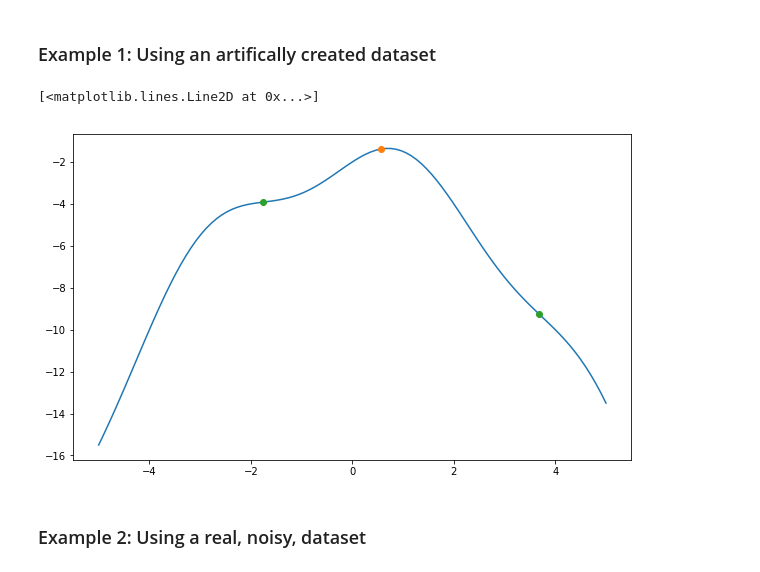
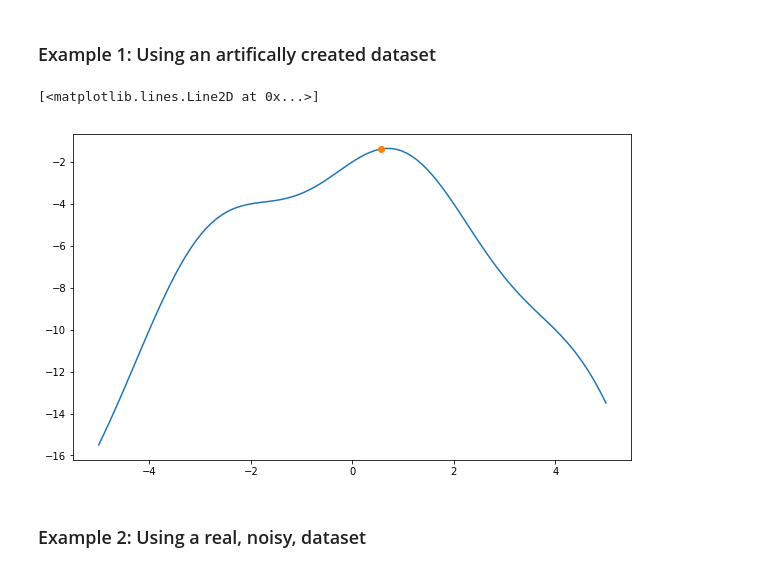
Before and after one commit to tacohen125/peakShoulderFinder, a Jupyter notebook: docs/second_derivative_calculator.ipynb, the cells around one changed output. Cells and saved outputs as stored; diff of their text form; code cells hidden in the pictures.

```diff
--- a/docs/second_derivative_calculator.ipynb
+++ b/docs/second_derivative_calculator.ipynb
@@ -59,5 +57,5 @@ IndentationError: unindent does not match any outer indentation level (<ipython-
 # %%
-def index_return(y_list, threshold=0.0025):
+def index_return(y_list, threshold=0.0025, min_dist = 1):
     '''
 Input a y list, and peak_shoulder_finder will return a list of indexes
 for all inflection points and all peaks
@@ -84,14 +82,14 @@ inflection_points_index, peaks_index = peak_shoulder_finder(y_list)
     differences_first_list = []
     #differences_second_list = []
 
-    for i in range(0, len(all_lists)-1):
+    for i in range(0, len(all_lists)-1-min_dist):
 
         #calculate the directions of the first and second derivatives
         #if the first and second derivate pass through zero from positive to
         #negative or vice versa
         first_derivative = (all_lists.iloc[i-1]['dy']>=0
                                 >= all_lists.iloc[i]['dy'])
-        first_derivative_positive = all_lists.iloc[i-1]['dy']>0
+        first_derivative_positive = all_lists.iloc[i-1]['dy']>=0
         first_derivative_negative = all_lists.iloc[i-1]['dy']<0
         second_derivative_positive = (all_lists.iloc[i-1]['dydy']<=0
                                         <=all_lists.iloc[i]['dydy'])
@@ -104,14 +102,14 @@ inflection_points_index, peaks_index = peak_shoulder_finder(y_list)
 
         if first_derivative_positive and second_derivative_positive:
             inflection_points_index.append(i)
-            difference_first = all_lists.iloc[i:i+2]['dydy'].mean()
+            difference_first = all_lists.iloc[i:i+min_dist]['dydy'].mean()
             differences_first_list.append(difference_first)
             #difference_second = all_lists.iloc[i]['dydy'] - all_lists.iloc[i-1]['dydy']
             #differences_second_list.append(difference_second)
 
-        if not first_derivative_positive and second_derivative_negative:
+        if first_derivative_negative and second_derivative_negative:
             inflection_points_index.append(i)
-            difference_first = all_lists.iloc[i:i+2]['dydy'].mean()
+            difference_first = all_lists.iloc[i:i+min_dist]['dydy'].mean()
             differences_first_list.append(difference_first)
             #difference_second = all_lists.iloc[i]['dydy'] - all_lists.iloc[i-1]['dydy']
             #differences_second_list.append(difference_second)
@@ -132,21 +130,21 @@ inflection_points_index, peaks_index = peak_shoulder_finder(y_list)
 # %%
 # using an artificial dataset
 pts=100
 x=np.linspace(-5,5,num=pts)
 yactual_1 = np.sin(x * 0.5*np.pi)
 yactual_2 = -(0.5 * (x-2))**2
 yactual_3 = -(0.5* (x+2))**2
 yactual_4 = yactual_1 + yactual_2 + yactual_3
 
-inflection_points_index_1, peaks_index_1 = index_return(yactual_4, threshold=0.005)
+inflection_points_index_1, peaks_index_1 = index_return(yactual_4, threshold=0.005, min_dist = 3)
 
 pyplot.figure(figsize=(10,6))
 pyplot.plot(x, yactual_4)
 pyplot.plot(x[peaks_index_1], yactual_4[peaks_index_1], 'o')
 pyplot.plot(x[inflection_points_index_1], yactual_4[inflection_points_index_1], 'o')
 # %% [output]
 [<matplotlib.lines.Line2D at 0x...>]
-[figure, old version]
+[figure, new version]
 # %% [markdown]
 ### Example 2: Using a real, noisy, dataset
 # %%
```
Also changed, not shown: parts of 4 cells of this notebook.
